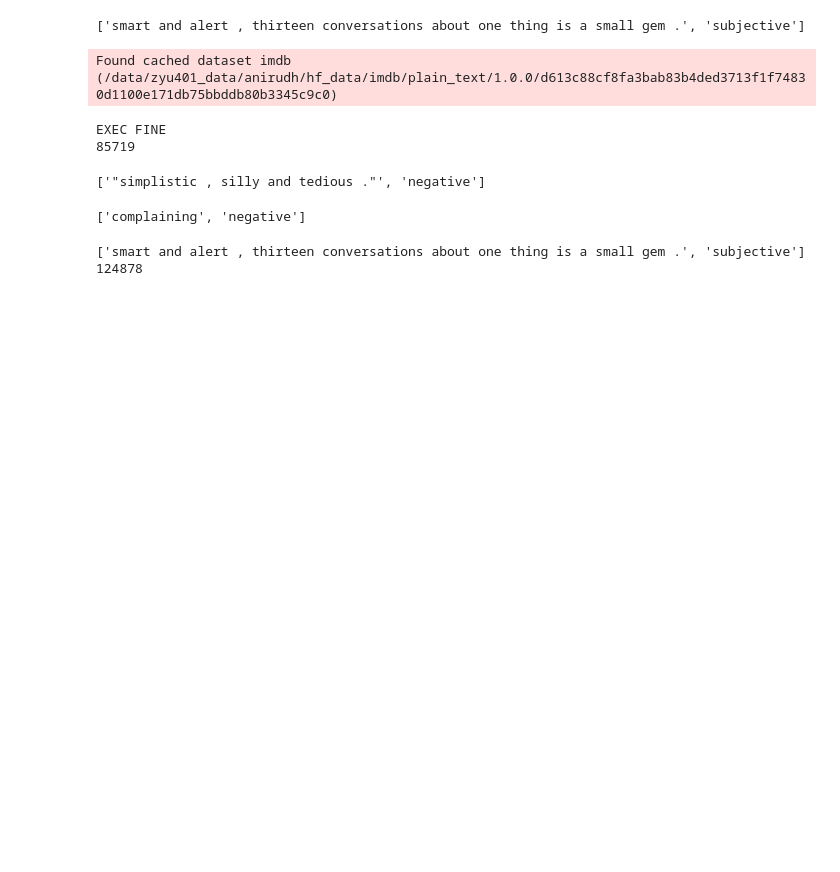
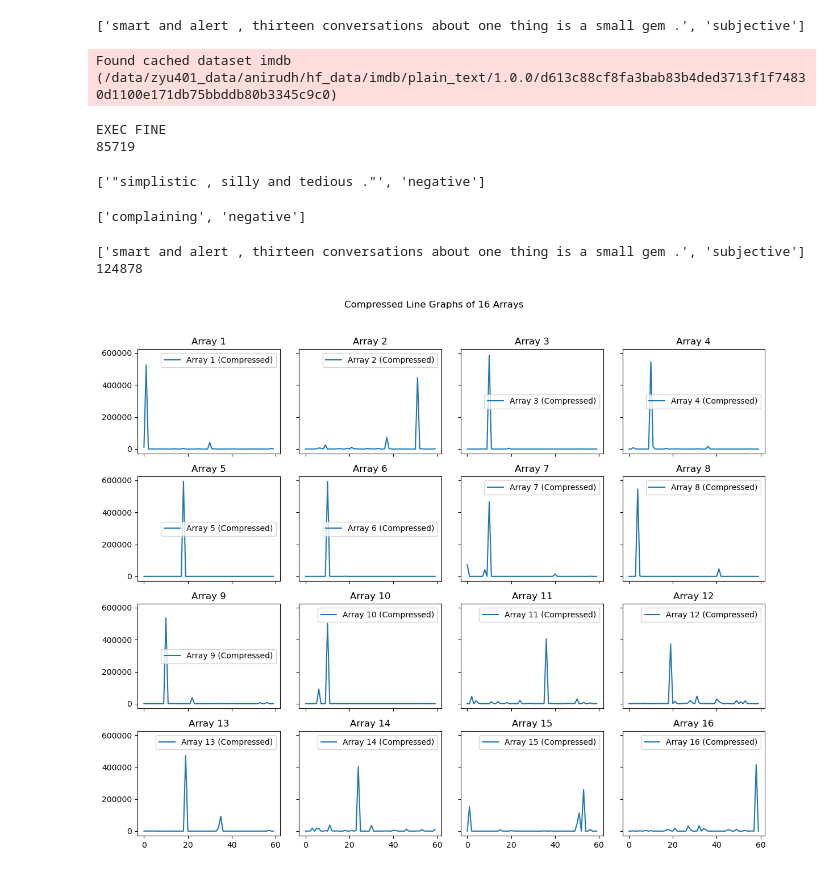
Before and after one commit to apupneja/longmem_eic, a Jupyter notebook: data_process.ipynb, the cells around one changed output. Cells and saved outputs as stored; diff of their text form; code cells hidden in the pictures; blank space fills up the shorter version.

```diff
--- a/data_process.ipynb
+++ b/data_process.ipynb
@@ -199,6 +199,29 @@ np.save('/data/zyu401_data/anirudh/d3.npy', data_comp)
 ['complaining', 'negative']
 ['smart and alert , thirteen conversations about one thing is a small gem .', 'subjective']
 124878
-# %%
-for i in data_comp:
-    print(len(tokenizer.encode(i)))
+# %%
+import matplotlib.pyplot as plt
+import numpy as np
+memory_set = np.load("/data/zyu401_data/anirudh/cluster/SST-2_1_d1.npy", allow_pickle= True)
+
+def compress_array(arr, group_size):
+    compressed_arr = [np.mean(arr[i:i+group_size]) for i in range(0, len(arr), group_size)]
+    return compressed_arr
+
+fig, axes = plt.subplots(nrows=4, ncols=4, figsize=(12, 10), sharex=True, sharey=True)
+
+group_size = 1  # Adjust this value based on your requirement
+
+for i in range(4):
+    for j in range(4):
+        index = i * 4 + j
+        compressed_array = compress_array(memory_set[index], group_size)
+        axes[i, j].plot(compressed_array, label=f'Array {index + 1} (Compressed)')
+        axes[i, j].set_title(f'Array {index + 1}')
+        axes[i, j].legend()
+
+plt.suptitle('Compressed Line Graphs of 16 Arrays')
+plt.tight_layout(rect=[0, 0, 1, 0.96])  # Adjust subplot layout
+plt.show()
+# %% [output]
+[figure, added]
```
Also changed, not shown: 4 other files.
